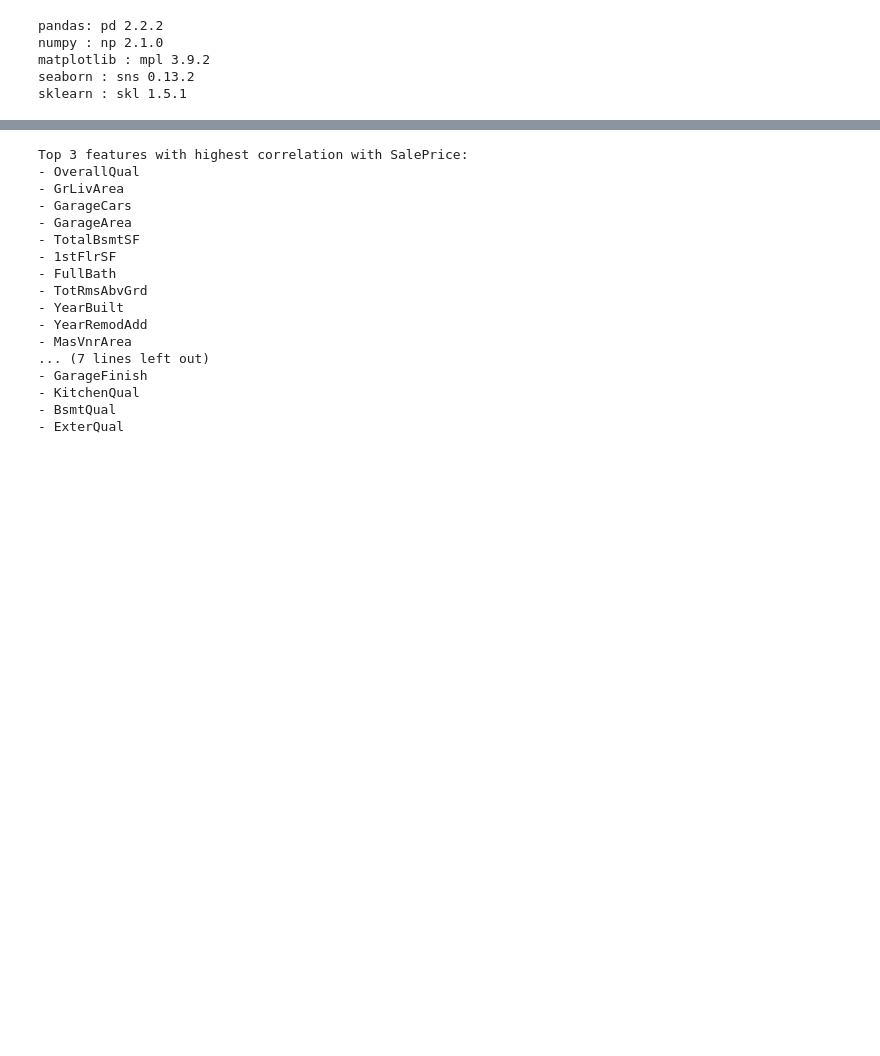
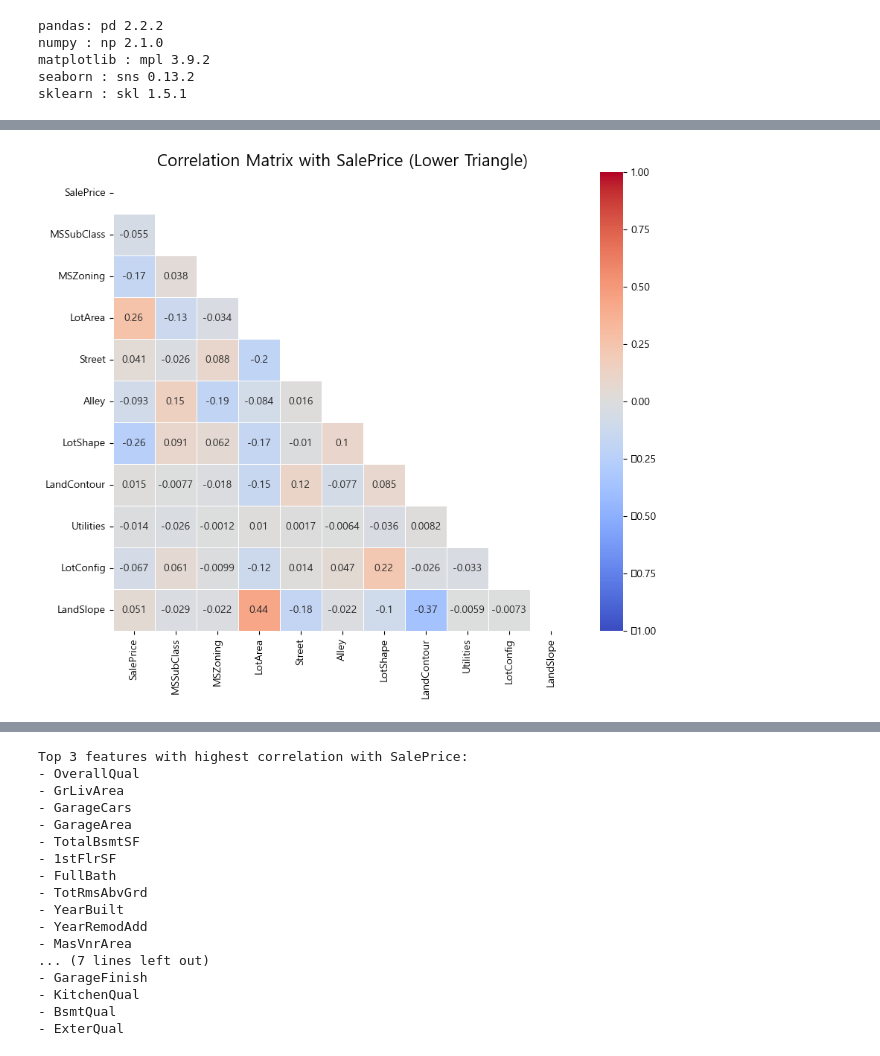
Before and after one commit to asdqew-a11/speed, a Jupyter notebook: 데이터 전처리/hitmap.ipynb, the cells around one changed output, grey strips where cells are left out. Saved outputs shown, nothing was run; the diff lists cells and outputs as text; code cells hidden in the pictures; blank space fills up the shorter version.

```diff
--- a/데이터 전처리/hitmap.ipynb
+++ b/데이터 전처리/hitmap.ipynb
@@ -31,0 +87,38 @@ memory usage: 907.6 KB
+# %%
+import pandas as pd
+import numpy as np
+import seaborn as sns
+import matplotlib.pyplot as plt
+
+# 새로운 데이터프레임 생성
+selected_columns = ['SalePrice', 'MSSubClass', 'MSZoning', 'LotArea', 'Street', 'Alley',
+                    'LotShape', 'LandContour', 'Utilities', 'LotConfig', 'LandSlope']
+
+# 주어진 열만 추출한 데이터프레임 생성
+df_subset = df[selected_columns].copy()
+
+# 범주형 데이터에 Label Encoding 적용 (단순히 숫자로 변환)
+df_subset['MSSubClass'] = df_subset['MSSubClass'].astype('category').cat.codes
+df_subset['MSZoning'] = df_subset['MSZoning'].astype('category').cat.codes
+df_subset['Street'] = df_subset['Street'].astype('category').cat.codes
+df_subset['Alley'] = df_subset['Alley'].astype('category').cat.codes
+df_subset['LotShape'] = df_subset['LotShape'].astype('category').cat.codes
+df_subset['LandContour'] = df_subset['LandContour'].astype('category').cat.codes
+df_subset['Utilities'] = df_subset['Utilities'].astype('category').cat.codes
+df_subset['LotConfig'] = df_subset['LotConfig'].astype('category').cat.codes
+df_subset['LandSlope'] = df_subset['LandSlope'].astype('category').cat.codes
+
+# 상관계수 계산
+correlation_matrix = df_subset.corr()
+
+# 마스크 생성: 상삼각형을 제외한 나머지 부분만 표시
+mask = np.triu(np.ones_like(correlation_matrix, dtype=bool))
+
+# 히트맵 그리기
+plt.figure(figsize=(10, 8))
+sns.heatmap(correlation_matrix, mask=mask, annot=True, cmap='coolwarm', vmin=-1, vmax=1, cbar=True, square=True, linewidths=0.5)
+
+plt.title('Correlation Matrix with SalePrice (Lower Triangle)', fontsize=16)
+plt.show()
+# %% [output]
+[figure, added]
```
Also changed, not shown: parts of 7 cells of this notebook, 18 other files.
